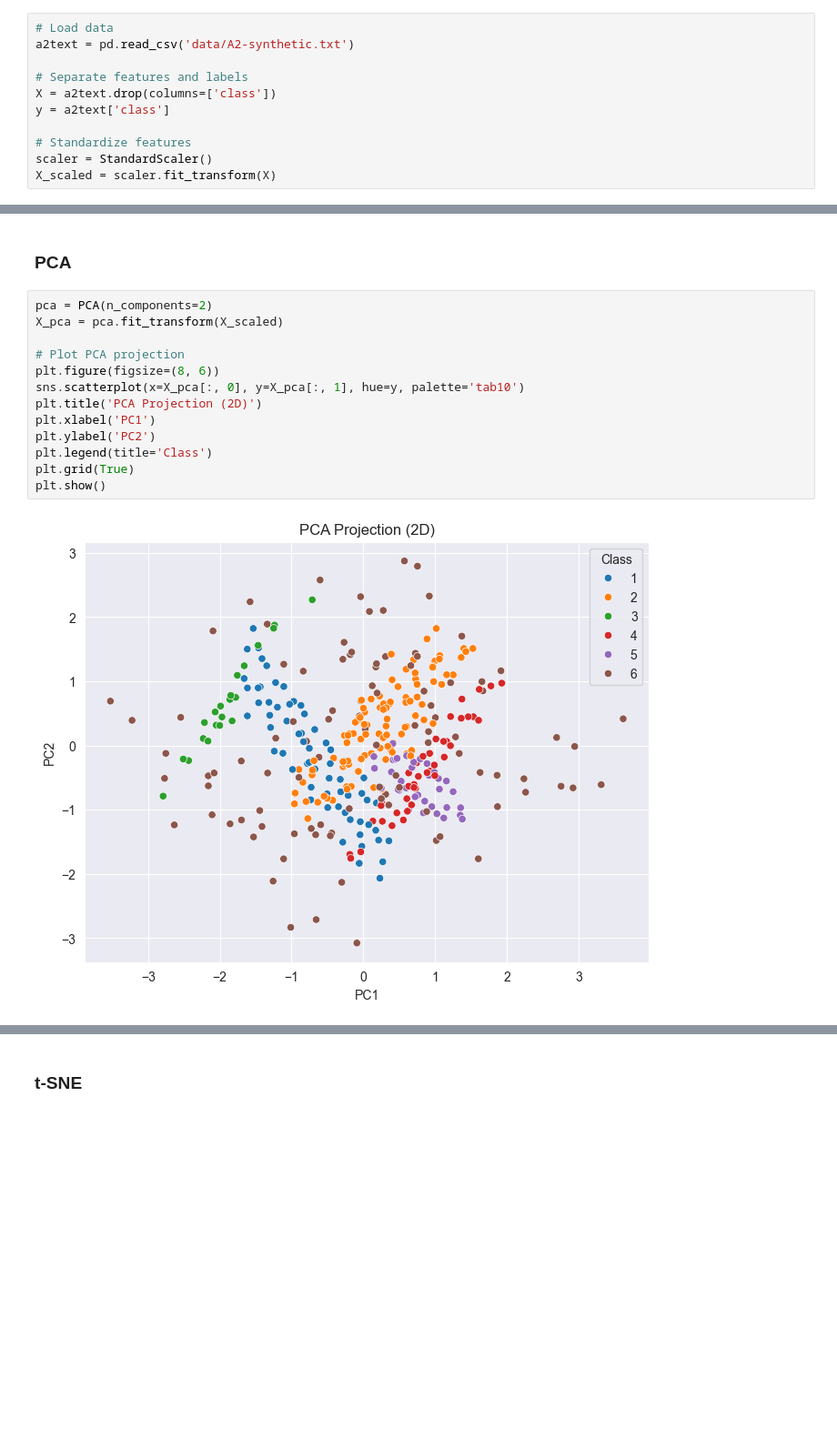
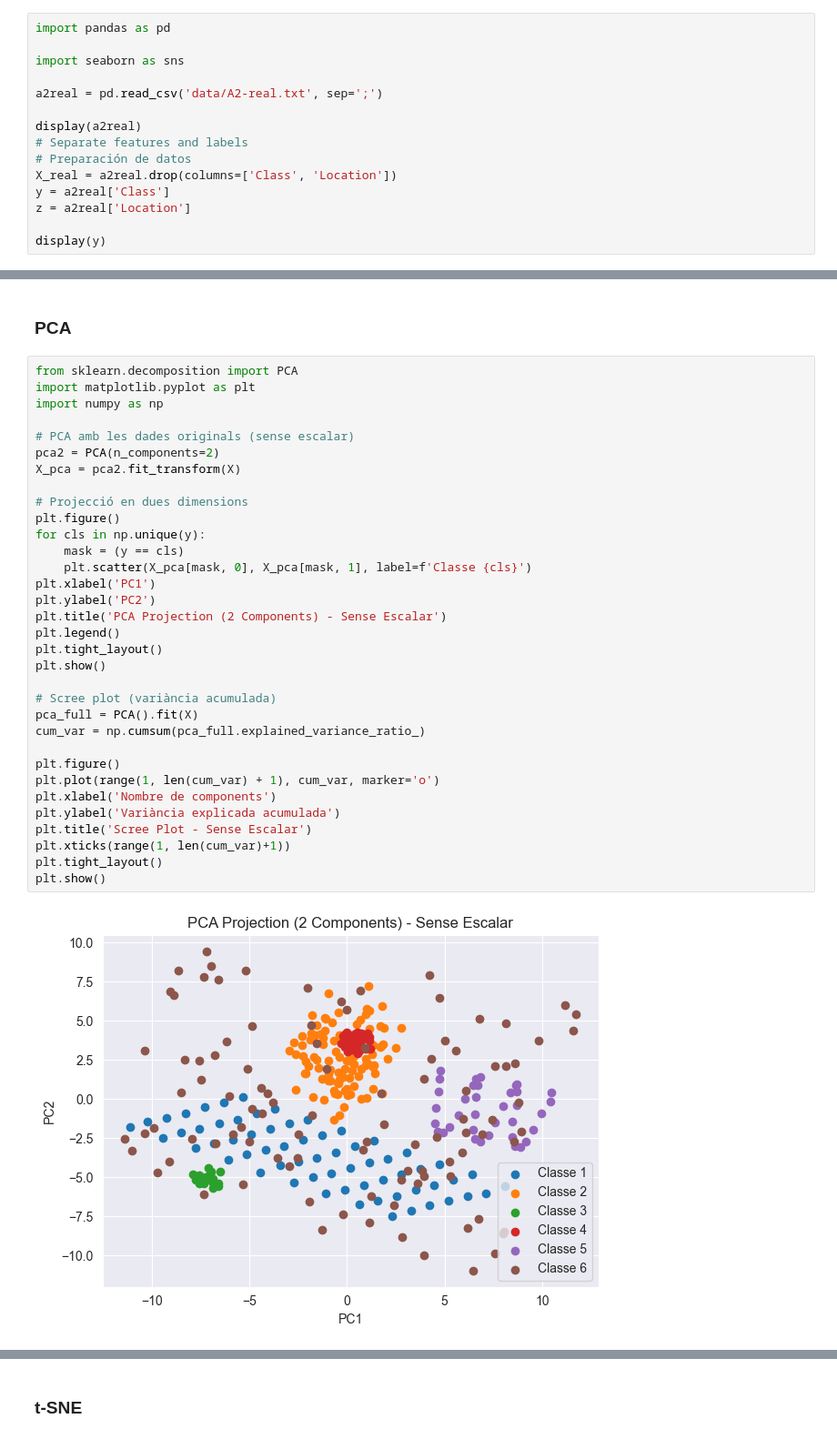
Before and after one commit to Pilouco26/AAMDP1, a Jupyter notebook: p2.ipynb, the cells around one changed output, grey strips where cells are left out. Shown at 91% size. Drawn from its saved outputs; the diff is of its cells as text; blank space fills up the shorter version.

```diff
--- a/p2.ipynb
+++ b/p2.ipynb
@@ -35,13 +35,17 @@ display(a2text)
 # %% [markdown]
 ### PreProcessament
 # %%
-# Load data
-a2text = pd.read_csv('data/A2-synthetic.txt')
+import pandas as pd
 
+import seaborn as sns
+
+a2real = pd.read_csv('data/A2-real.txt', sep=';')
+
+display(a2real)
 # Separate features and labels
-X = a2text.drop(columns=['class'])
-y = a2text['class']
+# Preparación de datos
+X_real = a2real.drop(columns=['Class', 'Location'])
+y = a2real['Class']
+z = a2real['Location']
 
-# Standardize features
-scaler = StandardScaler()
-X_scaled = scaler.fit_transform(X)
+display(y)
@@ -48,17 +78,37 @@ X_scaled = scaler.fit_transform(X)
 # %% [markdown]
 ### PCA
 # %%
-pca = PCA(n_components=2)
-X_pca = pca.fit_transform(X_scaled)
+from sklearn.decomposition import PCA
+import matplotlib.pyplot as plt
+import numpy as np
 
-# Plot PCA projection
-plt.figure(figsize=(8, 6))
-sns.scatterplot(x=X_pca[:, 0], y=X_pca[:, 1], hue=y, palette='tab10')
-plt.title('PCA Projection (2D)')
+# PCA amb les dades originals (sense escalar)
+pca2 = PCA(n_components=2)
+X_pca = pca2.fit_transform(X)
+
+# Projecció en dues dimensions
+plt.figure()
+for cls in np.unique(y):
+    mask = (y == cls)
+    plt.scatter(X_pca[mask, 0], X_pca[mask, 1], label=f'Classe {cls}')
 plt.xlabel('PC1')
 plt.ylabel('PC2')
-plt.legend(title='Class')
-plt.grid(True)
+plt.title('PCA Projection (2 Components) - Sense Escalar')
+plt.legend()
+plt.tight_layout()
 plt.show()
+
+# Scree plot (variància acumulada)
+pca_full = PCA().fit(X)
+cum_var = np.cumsum(pca_full.explained_variance_ratio_)
+
+plt.figure()
+plt.plot(range(1, len(cum_var) + 1), cum_var, marker='o')
+plt.xlabel('Nombre de components')
+plt.ylabel('Variància explicada acumulada')
+plt.title('Scree Plot - Sense Escalar')
+plt.xticks(range(1, len(cum_var)+1))
+plt.tight_layout()
+plt.show()
 # %% [output]
-[figure, old version]
+[figure, new version]
```
Also changed, not shown: parts of 16 cells of this notebook, 2 other files.
